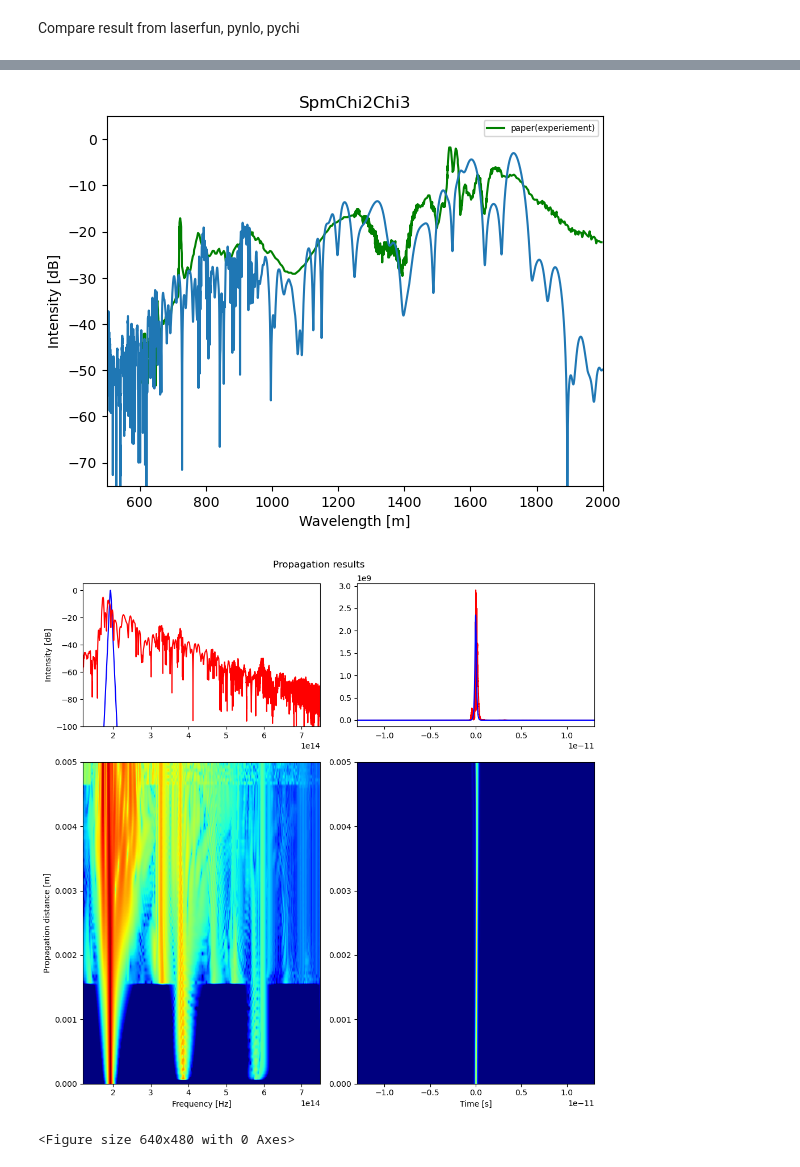
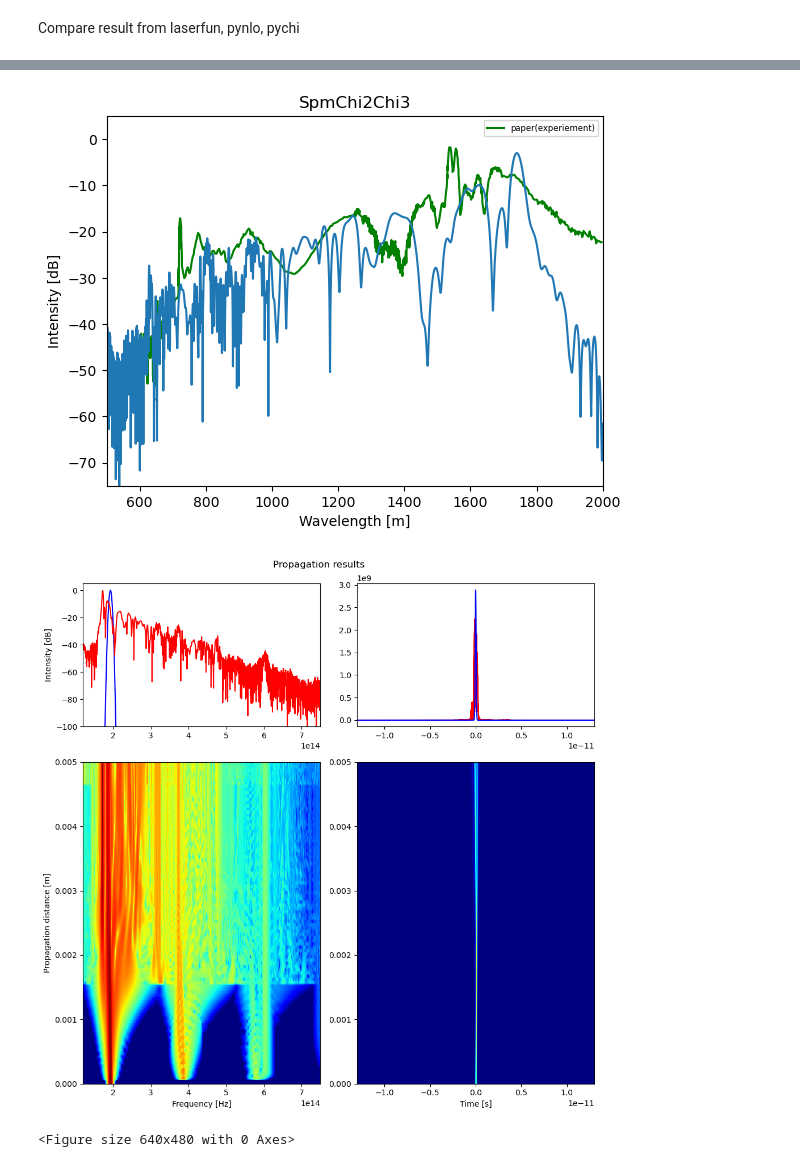
Before and after one commit to elizaleung830/SC-generation-stimulation, a Jupyter notebook: SCG_Stimulation/Benchmark/laserfun/Ewelina 2021/code/Figure2b.ipynb, the cells around one changed output, grey strips where cells are left out. Drawn from its saved outputs; the diff is of its cells as text; code cells hidden in the pictures.

```diff
--- a/SCG_Stimulation/Benchmark/laserfun/Ewelina 2021/code/Figure2b.ipynb
+++ b/SCG_Stimulation/Benchmark/laserfun/Ewelina 2021/code/Figure2b.ipynb
@@ -10,15 +10,15 @@ from scipy.interpolate import UnivariateSpline
 from scipy.constants import speed_of_light as c
 
 # pulse parameters
-FWHM = 125 * 1e-3  # pulse duration (ps)
+FWHM = 125 * 1e-3# pulse duration (ps)
 pulseWL = 1555  # pulse central wavelength (nm)
 length = 5 * 1e-3
 
-power =140e-3  # W
+epp =1400e-12  # W
 GDD = False  # Group delay dispersion (ps^2)
 TOD = False  # Third order dispersion (ps^3)
 FOD = False  # Fourth order dispersion
-rep_rate = 100 * 1e6  # rep rate in hz
+
 
 # simulation parameters
 Window = 10  # simulation window (ps)
@@ -31,7 +31,7 @@ Steep = True  # Enable self steepening?
 
 # ----------- Build Waveguide -----------
 n2 = 1e-19  # m^2/W n2 is the nonlinear refractive index at the center
-Alpha = 0.5  # loss (dB/cm)
+Alpha = 0  # loss (dB/cm)
 
 data = np.load(f"data_h_{0.2}_w_{1.3}_no.npz")
 wls = data['wls']
@@ -53,9 +53,9 @@ def gamma_function(wl):  # provide the nonlinearity at the pump to the NLSE
 gamma = gamma_function(pulseWL)
 print(gamma)
 # create the pulse:
-p = lf.Pulse(pulse_type='sech', fwhm_ps=FWHM, center_wavelength_nm=pulseWL,
+p = lf.Pulse(pulse_type='gaussian', fwhm_ps=FWHM, center_wavelength_nm=pulseWL,
              time_window_ps=Window, GDD=GDD, TOD=TOD, FOD=FOD,
-             npts=Points, power=power, power_is_avg=True, frep_MHz=100)
+             npts=Points, epp=epp, power_is_avg=False, frep_MHz=100)
 p.add_noise()
 # create the waveguide
 f = lf.Fiber(length, center_wl_nm=pulseWL, dispersion_format='GVD',
@@ -101,7 +101,5 @@ plt.show()
 # %%
-import numpy as np
-import pynlo
-from scipy.constants import pi, c
+
 import scipy
 import matplotlib.pyplot as plt
 import numpy as np
@@ -117,7 +115,6 @@ center_wl = 1555 * 1e-9
 start_wl = 600 * 1e-9
 end_wl = 2200 * 1e-9
 
-peak_power = 4000
 e_p = 1400e-12  # energy per pulse in joules
 t_fwhm = 125e-15  # for sech, fwhm = 1.76 * pulse duration
 
@@ -125,7 +122,7 @@ f_min = c / (end_wl)  # c / l
 f_max = c / (start_wl)  # c / l
 f0 = c / center_wl  # c /
 
-pulse = pynlo.light.Pulse.Sech(n_points, f_min, f_max, f0, e_p, t_fwhm,
+pulse = pynlo.light.Pulse.Gaussian(n_points, f_min, f_max, f0, e_p, t_fwhm,
                                alias=2)  # alias = number of harmonic support by the real-valued time domain grid
 
 wls = data['wls'] * 1e-9
@@ -262,7 +259,7 @@ waveguide = pychi.materials.Waveguide(wg_freq, wg_neff, wg_chi_2, wg_chi_3,
                                       wg_aeff, wg_length, t_pts=t_pts)
 waveguide.plot_refractive_index()
 ### Prepare input pulse
-pulse = pychi.light.Sech(waveguide, pulse_duration, pulse_energy, pulse_wavelength)
+pulse = pychi.light.Gaussian(waveguide, pulse_duration, pulse_energy, pulse_wavelength)
 
 ### Prepare model
 model = pychi.models.SpmChi2Chi3(waveguide, pulse)
@@ -317,4 +314,4 @@ z: 100/100
 [figure]
-[figure, old version]
+[figure, new version]
-[figure, old version]
+[figure, new version]
 <Figure size 640x480 with 0 Axes>
```
Also changed, not shown: parts of 3 cells of this notebook, 26 other files.
